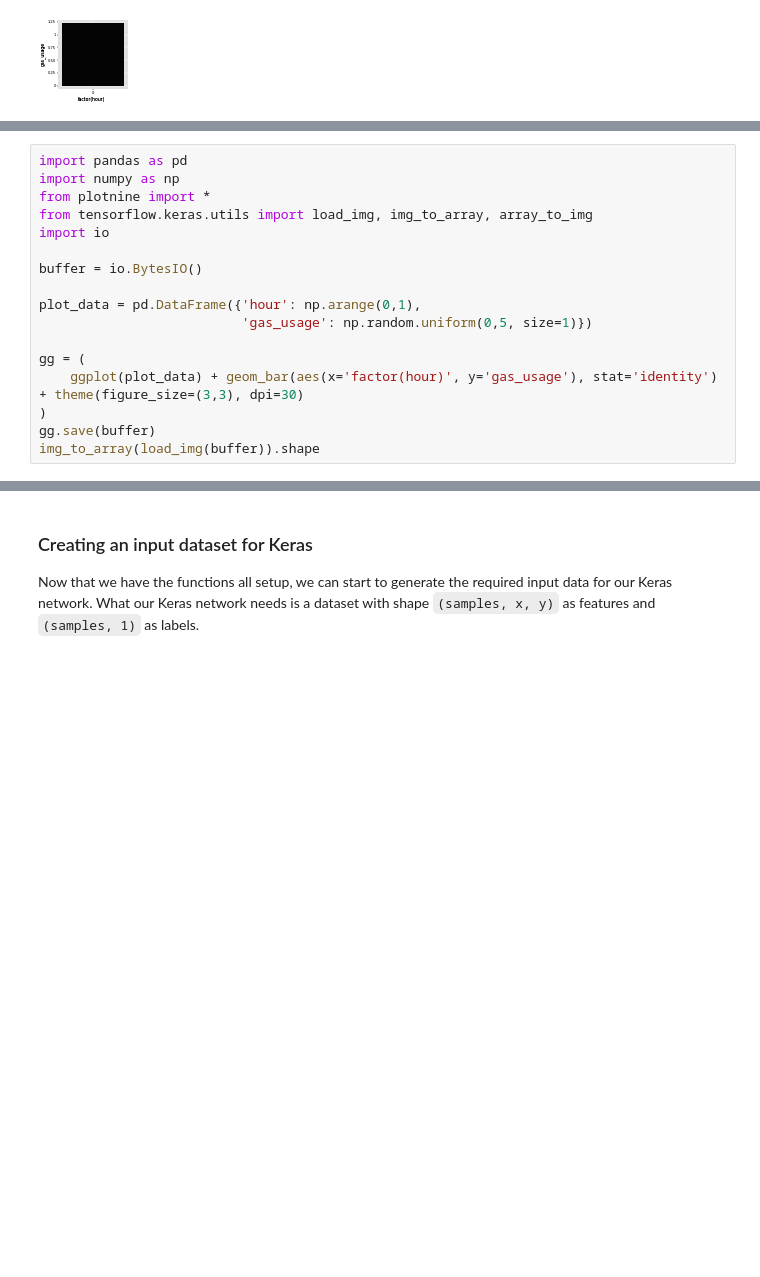
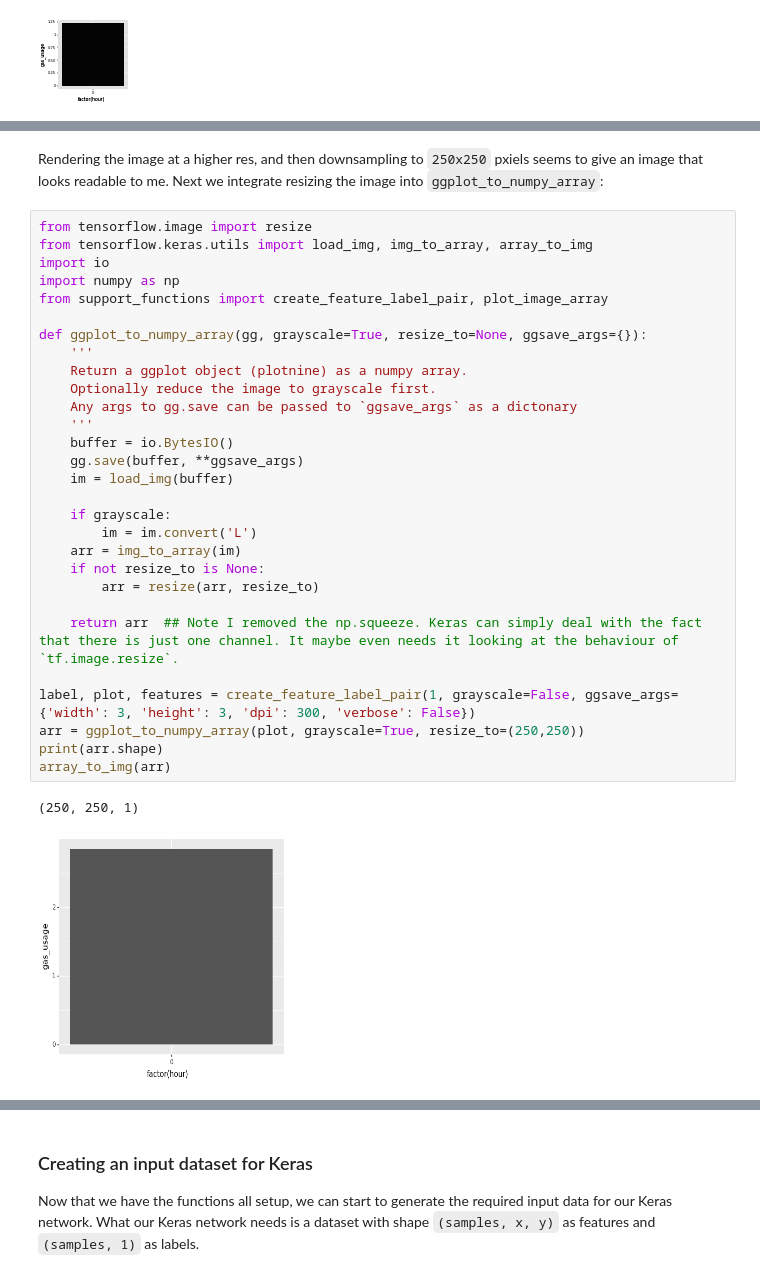
Before and after one commit to PaulHiemstra/extract_number_graph_article, a Jupyter notebook: lab_book.ipynb, the cells around one changed output, grey strips where cells are left out. Cells and saved outputs as stored; diff of their text form; blank space fills up the shorter version.

Commit message:
Finished up generating a first input dataset for Keras

```diff
--- a/lab_book.ipynb
+++ b/lab_book.ipynb
@@ -135,18 +135 @@ Name: gas_usage, dtype: float64
 When regenerating the images multiple times, the x,y shape is not consistent. This is an issue as this makes it hard to collate the images into one big multidimensional array for keras. The following code snippet recreates the issue:
-# %%
-import pandas as pd
-import numpy as np
-from plotnine import *
-from tensorflow.keras.utils import load_img, img_to_array, array_to_img
-import io
-
-buffer = io.BytesIO()
-
-plot_data = pd.DataFrame({'hour': np.arange(0,1),
-                          'gas_usage': np.random.uniform(0,5, size=1)})
-
-gg = (
-    ggplot(plot_data) + geom_bar(aes(x='factor(hour)', y='gas_usage'), stat='identity') + theme(figure_size=(3,3), dpi=30)
-)
-gg.save(buffer)
-img_to_array(load_img(buffer)).shape
@@ -156,0 +174,34 @@ The x,y shapes change in the snippet above.
+# %% [markdown]
+Rendering the image at a higher res, and then downsampling to `250x250` pxiels seems to give an image that looks readable to me. Next we integrate resizing the image into `ggplot_to_numpy_array`:
+# %%
+from tensorflow.image import resize
+from tensorflow.keras.utils import load_img, img_to_array, array_to_img
+import io
+import numpy as np
+from support_functions import create_feature_label_pair, plot_image_array
+
+def ggplot_to_numpy_array(gg, grayscale=True, resize_to=None, ggsave_args={}):
+    '''
+    Return a ggplot object (plotnine) as a numpy array.
+    Optionally reduce the image to grayscale first.
+    Any args to gg.save can be passed to `ggsave_args` as a dictonary
+    '''
+    buffer = io.BytesIO()
+    gg.save(buffer, **ggsave_args)
+    im = load_img(buffer)
+
+    if grayscale:
+        im = im.convert('L')
+    arr = img_to_array(im)
+    if not resize_to is None:
+        arr = resize(arr, resize_to)
+
+    return arr  ## Note I removed the np.squeeze. Keras can simply deal with the fact that there is just one channel. It maybe even needs it looking at the behaviour of `tf.image.resize`.
+
+label, plot, features = create_feature_label_pair(1, grayscale=False, ggsave_args={'width': 3, 'height': 3, 'dpi': 300, 'verbose': False})
+arr = ggplot_to_numpy_array(plot, grayscale=True, resize_to=(250,250))
+print(arr.shape)
+array_to_img(arr)
+# %% [output]
+(250, 250, 1)
+[figure, added]
```
Also changed, not shown: parts of 15 cells of this notebook, 1 other file.
